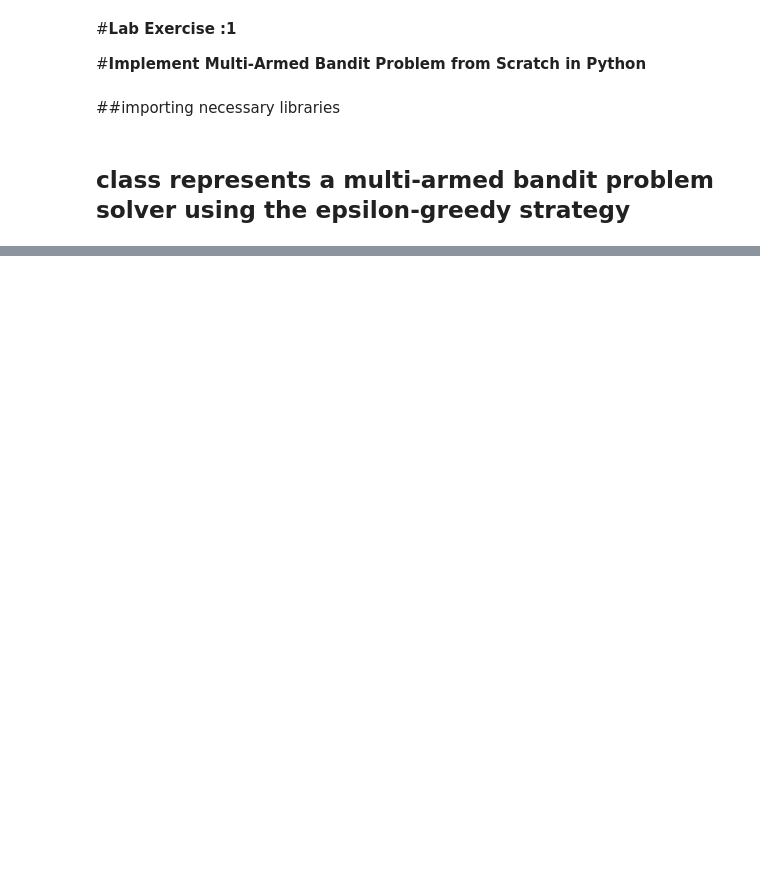
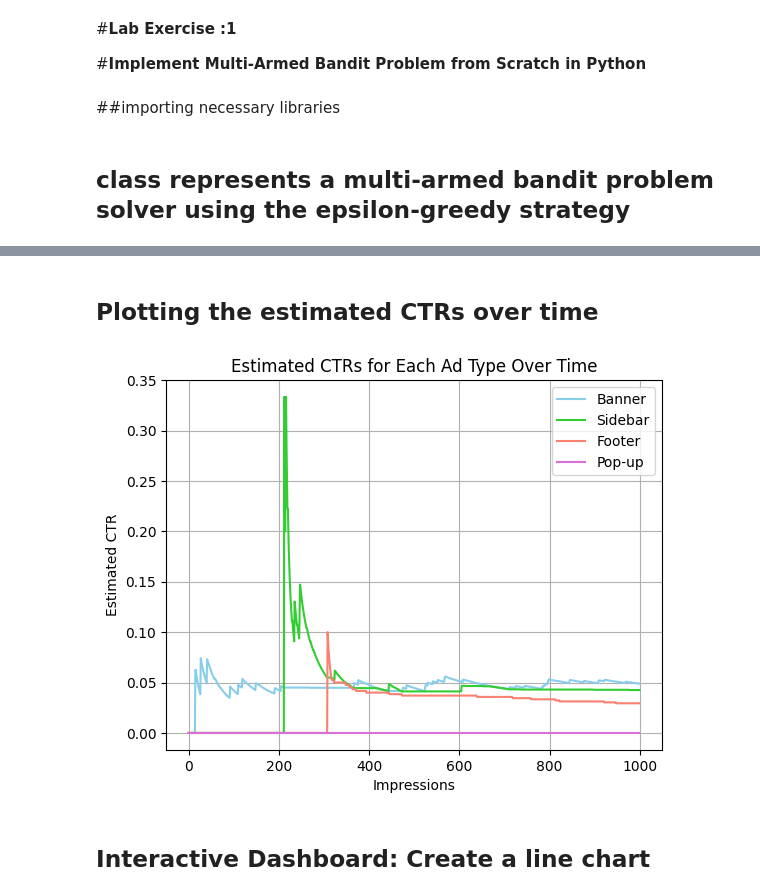
Before and after one commit to SundharessB/Reinforcement-Learning, a Jupyter notebook: RL_LAB1_2348564.ipynb, the cells around one changed output, grey strips where cells are left out. Drawn from its saved outputs; the diff is of its cells as text; code cells hidden in the pictures; blank space fills up the shorter version.

```diff
--- a/RL_LAB1_2348564.ipynb
+++ b/RL_LAB1_2348564.ipynb
@@ -34,0 +36,19 @@ class MultiArmBandit_Greedy:
+# %%
+def simulate_ad_performance(num_impressions, num_ads, click_probs, exploration_rate):
+    optimizer = AdOptimizer(num_ads, exploration_rate)
+    total_rewards = 0
+    ctr_over_time = {ad: [] for ad in range(num_ads)}
+
+    for i in range(num_impressions):
+        chosen_ad = optimizer.explore_or_exploit()
+        reward = np.random.binomial(1, click_probs[chosen_ad])
+        optimizer.update_ad_value(chosen_ad, reward)
+        total_rewards += reward
+
+        for ad in range(num_ads):
+            ctr_over_time[ad].append(optimizer.ad_values[ad])
+
+        if (i + 1) % 100 == 0:
+            print(f"Impressions: {i + 1}, Total Clicks: {total_rewards}, Estimated CTRs: {optimizer.ad_values}")
+
+    return optimizer.ad_values, total_rewards, ctr_over_time
@@ -34,0 +57,5 @@ class MultiArmBandit_Greedy:
+# %%
+num_ads = 4
+num_impressions = 1000
+click_probs = [0.05, 0.04, 0.07, 0.03]
+exploration_rate = 0.1
@@ -34,0 +69,5 @@ class MultiArmBandit_Greedy:
+# %%
+final_ctr_estimates, total_clicks, ctr_over_time = simulate_ad_performance(num_impressions, num_ads, click_probs, exploration_rate)
+
+print("\nFinal estimated CTRs:", final_ctr_estimates)
+print("Total clicks after 1000 impressions:", total_clicks)
@@ -34,0 +88,17 @@ class MultiArmBandit_Greedy:
+# %% [markdown]
+## Plotting the estimated CTRs over time
+# %%
+ad_names = ['Banner', 'Sidebar', 'Footer', 'Pop-up']
+colors = ['skyblue', 'limegreen', 'salmon', 'orchid']
+
+for ad in range(num_ads):
+    plt.plot(ctr_over_time[ad], label=ad_names[ad], color=colors[ad])
+
+plt.title("Estimated CTRs for Each Ad Type Over Time")
+plt.xlabel("Impressions")
+plt.ylabel("Estimated CTR")
+plt.legend()
+plt.grid(True)
+plt.show()
+# %% [output]
+[figure, added]
@@ -34,0 +113,2 @@ class MultiArmBandit_Greedy:
+# %% [markdown]
+## Interactive Dashboard: Create a line chart
```
Also changed, not shown: parts of 10 cells of this notebook.
